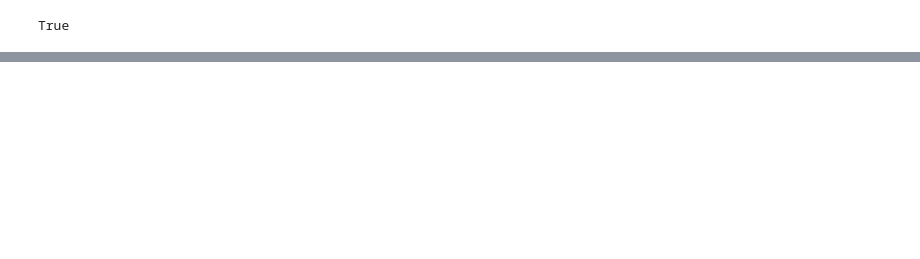
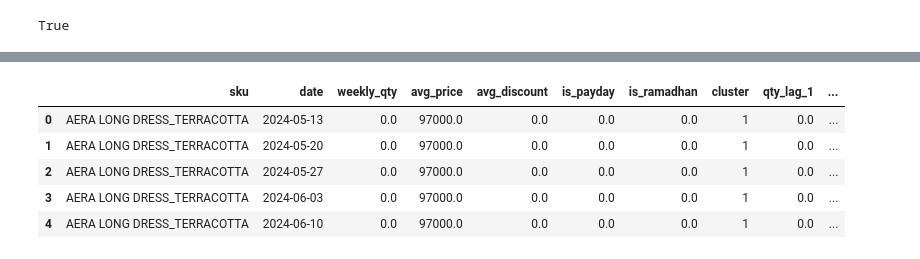
Before and after one commit to giastahmad/project-janus-backend, a Jupyter notebook: ml_models/train_model.ipynb, the cells around one changed output, grey strips where cells are left out. Drawn from its saved outputs; the diff is of its cells as text; code cells hidden in the pictures; blank space fills up the shorter version.

```diff
--- a/ml_models/train_model.ipynb
+++ b/ml_models/train_model.ipynb
@@ -433 +478,10 @@ SEQUIN_BURGUNDY_5-6 Tahun    2026-05                 2                    1
+# %%
+train_data.head()
+# %% [output]
+|  | sku | date | weekly_qty | avg_price | avg_discount | is_payday | is_ramadhan | cluster | qty_lag_1 | ... |
+| 0 | AERA LONG DRESS_TERRACOTTA | 2024-05-13 | 0.0 | 97000.0 | 0.0 | 0.0 | 0.0 | 1 | 0.0 | ... |
+| 1 | AERA LONG DRESS_TERRACOTTA | 2024-05-20 | 0.0 | 97000.0 | 0.0 | 0.0 | 0.0 | 1 | 0.0 | ... |
+| 2 | AERA LONG DRESS_TERRACOTTA | 2024-05-27 | 0.0 | 97000.0 | 0.0 | 0.0 | 0.0 | 1 | 0.0 | ... |
+| 3 | AERA LONG DRESS_TERRACOTTA | 2024-06-03 | 0.0 | 97000.0 | 0.0 | 0.0 | 0.0 | 1 | 0.0 | ... |
+| 4 | AERA LONG DRESS_TERRACOTTA | 2024-06-10 | 0.0 | 97000.0 | 0.0 | 0.0 | 0.0 | 1 | 0.0 | ... |
 # %%
```
Also changed, not shown: parts of 12 cells of this notebook, 2 other files.
